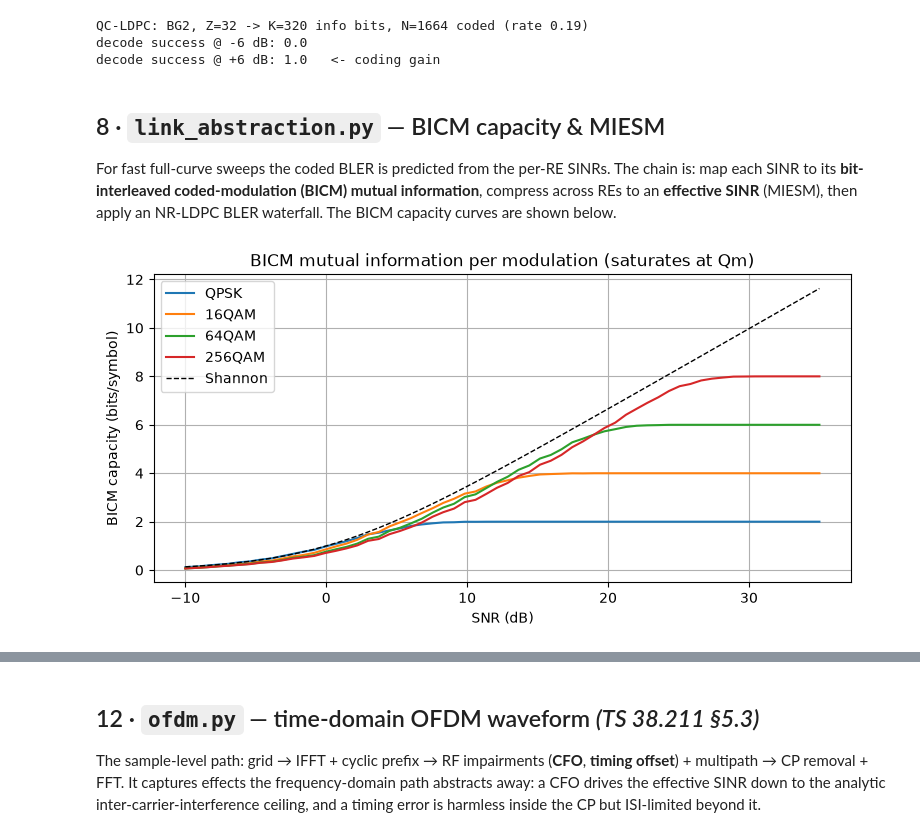
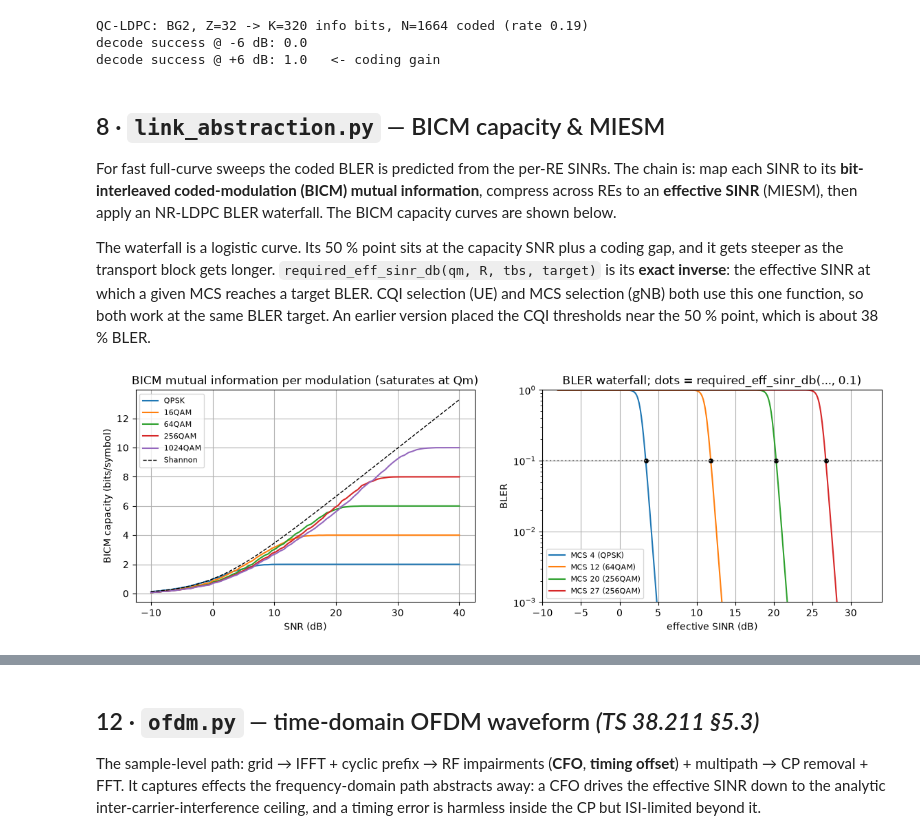
Before and after one commit to HelloSYQ/Claude, a Jupyter notebook: notebooks/NR_Downlink_Simulator_Guide.ipynb, the cells around one changed output, grey strips where cells are left out. Saved outputs shown, nothing was run; the diff lists cells and outputs as text; code cells hidden in the pictures.

```diff
--- a/notebooks/NR_Downlink_Simulator_Guide.ipynb
+++ b/notebooks/NR_Downlink_Simulator_Guide.ipynb
@@ -137,10 +156,11 @@ built exactly from the TS 38.211 bit-to-symbol expressions.
 # %%
 from nrdlsim.modulation import Modulator, _build_constellation
 
-fig, axes = plt.subplots(1, 4, figsize=(14, 3.4))
-for ax, (name, q) in zip(axes, [("QPSK",2),("16QAM",4),("64QAM",6),("256QAM",8)]):
+fig, axes = plt.subplots(1, 5, figsize=(17, 3.4))
+for ax, (name, q) in zip(axes, [("QPSK",2),("16QAM",4),("64QAM",6),("256QAM",8),
+                                ("1024QAM",10)]):
     c = _build_constellation(q)
-    ax.scatter(c.real, c.imag, s=12, color="#2563eb")
+    ax.scatter(c.real, c.imag, s=12 if q < 10 else 2, color="#2563eb")
     ax.set_title(f"{name} (Qm={q})"); ax.set_aspect("equal"); ax.grid(True, alpha=0.3)
 plt.suptitle("NR Gray-mapped constellations (unit average energy)")
 plt.show()
@@ -281,15 +301,39 @@ For fast full-curve sweeps the coded BLER is predicted from the per-RE SINRs.
 The chain is: map each SINR to its **bit-interleaved coded-modulation (BICM)
 mutual information**, compress across REs to an **effective SINR** (MIESM), then
 apply an NR-LDPC BLER waterfall. The BICM capacity curves are shown below.
+
+The waterfall is a logistic curve. Its 50 % point sits at the capacity SNR plus
+a coding gap, and it gets steeper as the transport block gets longer.
+`required_eff_sinr_db(qm, R, tbs, target)` is its **exact inverse**: the
+effective SINR at which a given MCS reaches a target BLER. CQI selection (UE)
+and MCS selection (gNB) both use this one function, so both work at the same
+BLER target. An earlier version placed the CQI thresholds near the 50 % point,
+which is about 38 % BLER.
 # %%
-from nrdlsim.link_abstraction import bicm_capacity
-snr = np.linspace(-10, 35, 60)
-plt.figure()
-for name, q in [("QPSK",2),("16QAM",4),("64QAM",6),("256QAM",8)]:
-    plt.plot(snr, bicm_capacity(snr, q), label=name)
-plt.plot(snr, np.log2(1+10**(snr/10)), "k--", lw=1, label="Shannon")
-plt.xlabel("SNR (dB)"); plt.ylabel("BICM capacity (bits/symbol)")
-plt.title("BICM mutual information per modulation (saturates at Qm)")
-plt.legend(); plt.show()
+from nrdlsim.link_abstraction import (bicm_capacity, bler_from_effective_sinr,
+                                      required_eff_sinr_db)
+snr = np.linspace(-10, 40, 80)
+fig, (a1, a2) = plt.subplots(1, 2, figsize=(14, 4))
+for name, q in [("QPSK",2),("16QAM",4),("64QAM",6),("256QAM",8),("1024QAM",10)]:
+    a1.plot(snr, bicm_capacity(snr, q), label=name)
+a1.plot(snr, np.log2(1+10**(snr/10)), "k--", lw=1, label="Shannon")
+a1.set_xlabel("SNR (dB)"); a1.set_ylabel("BICM capacity (bits/symbol)")
+a1.set_title("BICM mutual information per modulation (saturates at Qm)")
+a1.legend(fontsize=8)
+
+# BLER waterfalls for a few MCS, with the 10 % operating point marked
+tb = 20000
+for mcs in (4, 12, 20, 27):
+    i = mcs_tables.get_mcs(mcs, 2)
+    s = np.linspace(-8, 32, 400)
+    a2.semilogy(s, [bler_from_effective_sinr(x, i.modulation_order,
+                                             i.target_code_rate, tb) for x in s],
+                label=f"MCS {mcs} ({i.modulation_name})")
+    s10 = required_eff_sinr_db(i.modulation_order, i.target_code_rate, tb, 0.1)
+    a2.plot(s10, 0.1, "ko", ms=4)
+a2.axhline(0.1, ls=":", color="gray")
+a2.set_ylim(1e-3, 1); a2.set_xlabel("effective SINR (dB)"); a2.set_ylabel("BLER")
+a2.set_title("BLER waterfall; dots = required_eff_sinr_db(..., 0.1)")
+a2.legend(fontsize=8); plt.show()
 # %% [output]
-[figure, old version]
+[figure, new version]
```
Also changed, not shown: parts of 20 cells of this notebook, 2 other files.
